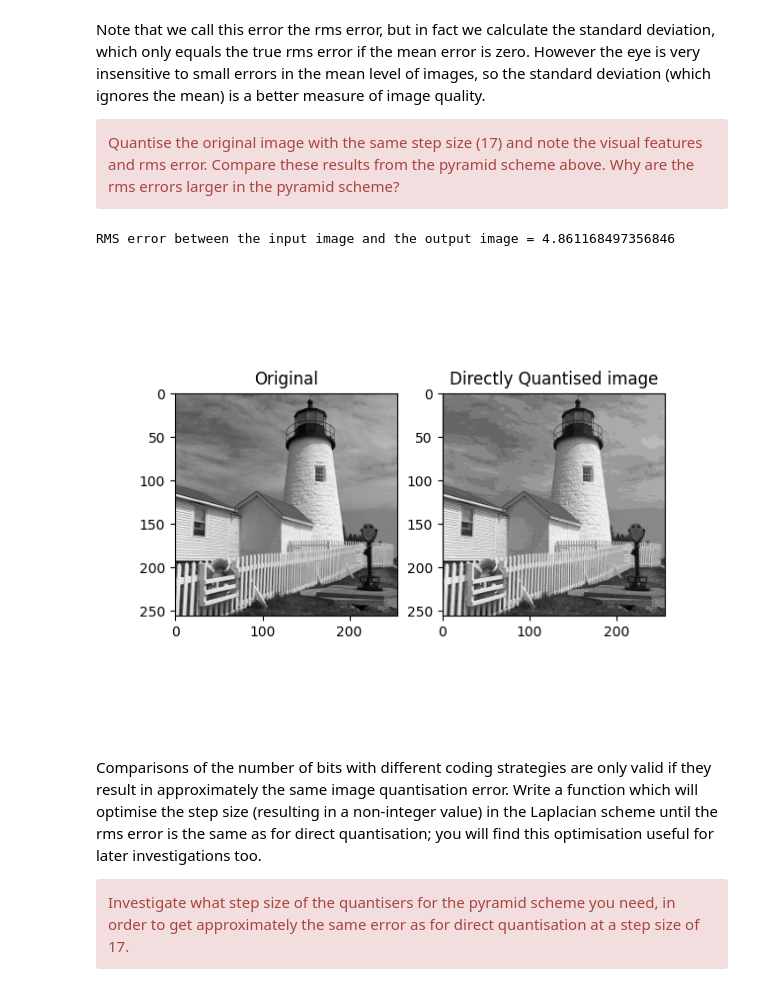
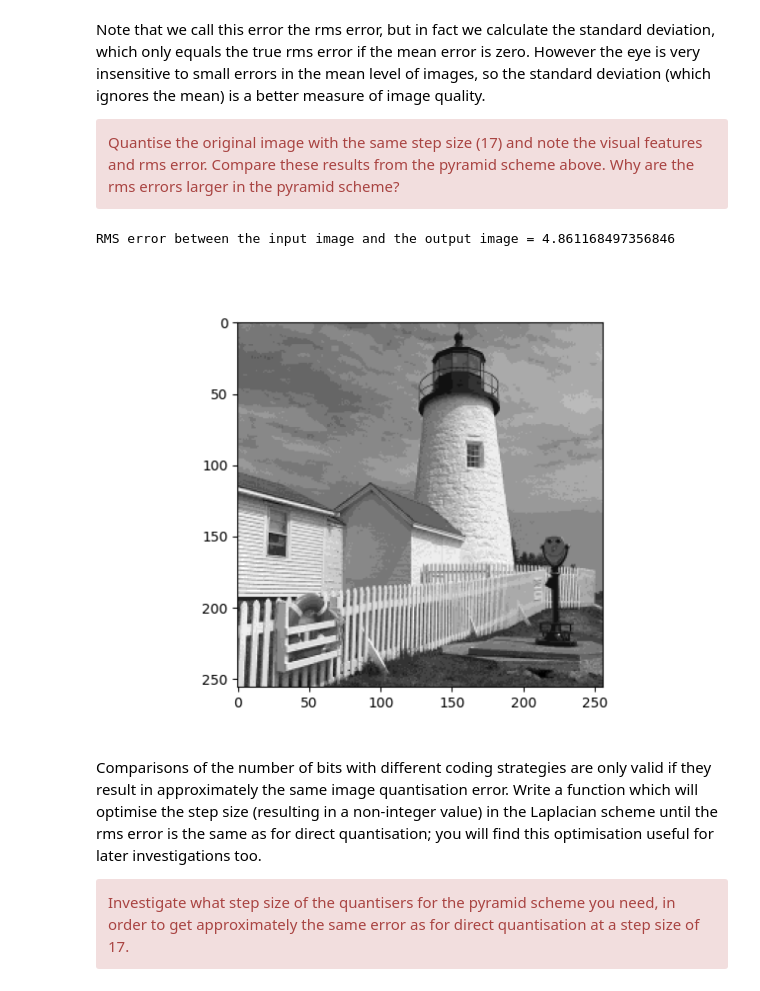
Before and after one commit to ki277/cued_sf2_lab, a Jupyter notebook: 6-laplacian-pyramid.ipynb, the cells around one changed output. Cells and saved outputs as stored; diff of their text form; code cells hidden in the pictures.

```diff
--- a/6-laplacian-pyramid.ipynb
+++ b/6-laplacian-pyramid.ipynb
@@ -458,21 +470,20 @@ Quantise the original image with the same step size (17) and note the visual fea
 # %%
 # Write your code to calculate the error from directly quantising the original
 # image.
 
 # the rms error between the original and recondtructed image
 encode_decode_err = np.std(X - quantise(X, step))
 print(f'RMS error between the input image and the output image = {encode_decode_err}')
 
 # look at the visual features
-fig, ax = plt.subplots(1, 2)
-ax[0].imshow(X, cmap='gray')
-ax[0].set_title('Original')
-ax[1].imshow(quantise(X, step), cmap='gray')
-ax[1].set_title('Directly Quantised image')
+fig, ax = plt.subplots()
+ax.imshow(quantise(X, step), cmap='gray')
+#plt.savefig('6_direct_quan_rms.png', dpi=300, bbox_inches='tight')
+
 plt.show()
 # %% [output]
 RMS error between the input image and the output image = 4.861168497356846
-[figure, old version]
+[figure, new version]
 # %% [markdown]
 Comparisons of the number of bits with different coding strategies are only valid if they result in approximately the same image quantisation error. Write a function which will optimise the step size (resulting in a non-integer value) in the Laplacian scheme until the rms error is the same as for direct quantisation; you will find this optimisation useful for later investigations too.
 <div class="alert alert-block alert-danger">
```
Also changed, not shown: parts of 20 cells of this notebook, 1 other file.
